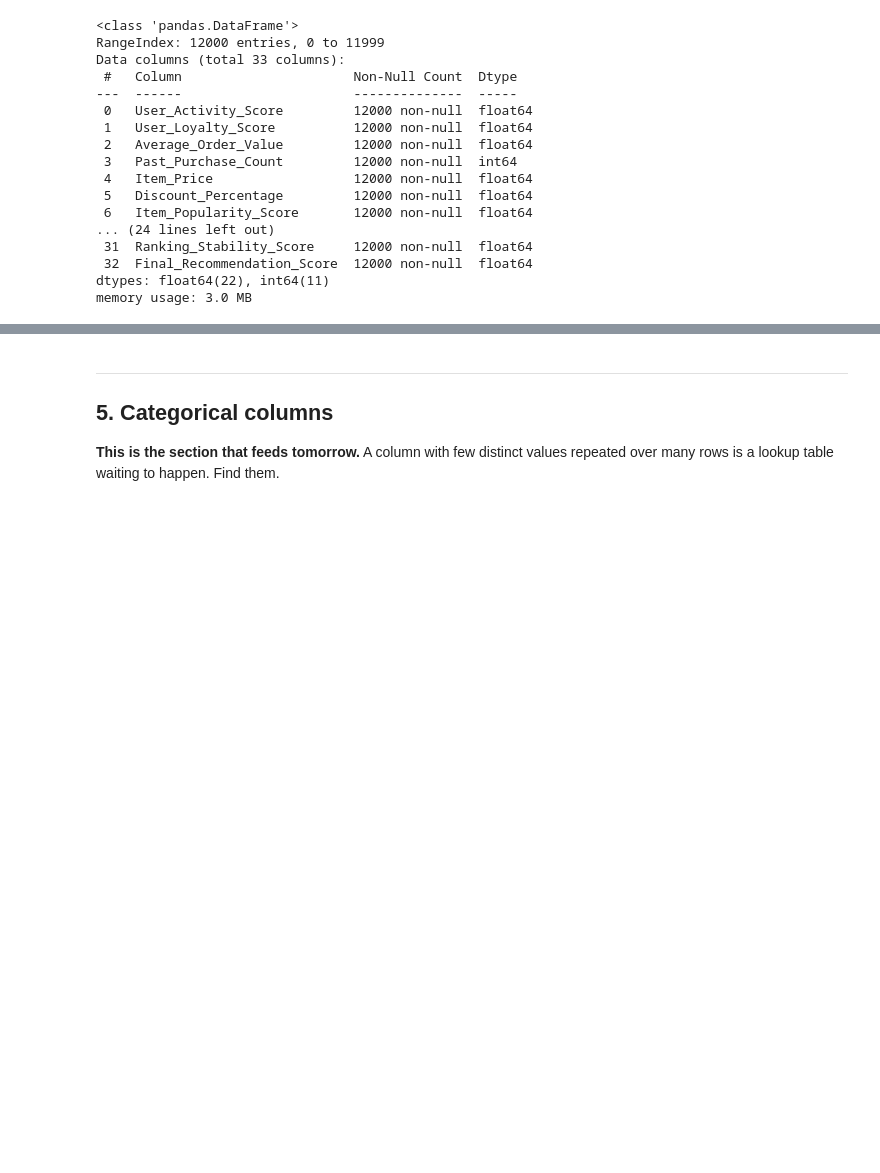
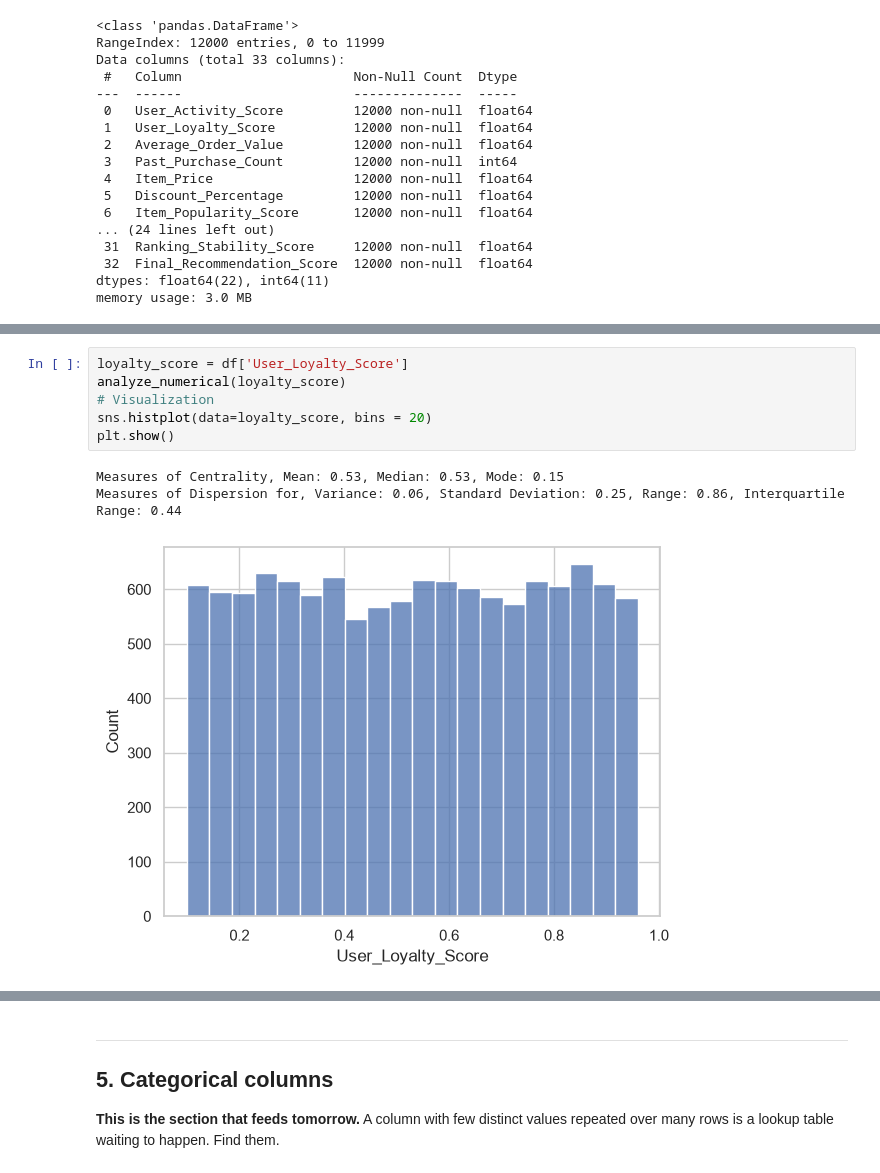
Before and after one commit to jkrstevska/project-1-eda, a Jupyter notebook: notebooks/01_eda.ipynb, the cells around one changed output, grey strips where cells are left out. Cells and saved outputs as stored; diff of their text form; blank space fills up the shorter version.

```diff
--- a/notebooks/01_eda.ipynb
+++ b/notebooks/01_eda.ipynb
@@ -233,3 +257,13 @@ memory usage: 3.0 MB
+# %%
+loyalty_score = df['User_Loyalty_Score']
+analyze_numerical(loyalty_score)
+# Visualization
+sns.histplot(data=loyalty_score, bins = 20)
+plt.show()
+# %% [output]
+Measures of Centrality, Mean: 0.53, Median: 0.53, Mode: 0.15
+Measures of Dispersion for, Variance: 0.06, Standard Deviation: 0.25, Range: 0.86, Interquartile Range: 0.44
+[figure, added]
 # %% [markdown]
 Findings:
 
```
Also changed, not shown: parts of 44 cells of this notebook, 2 other files.
